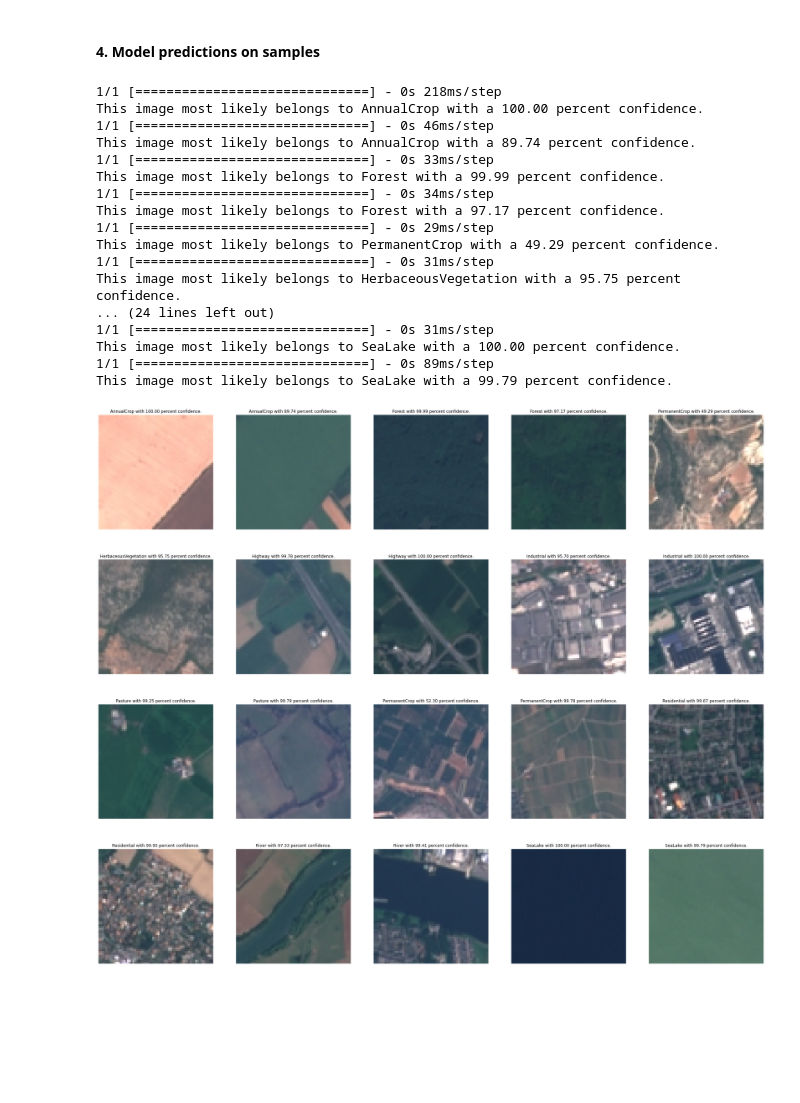
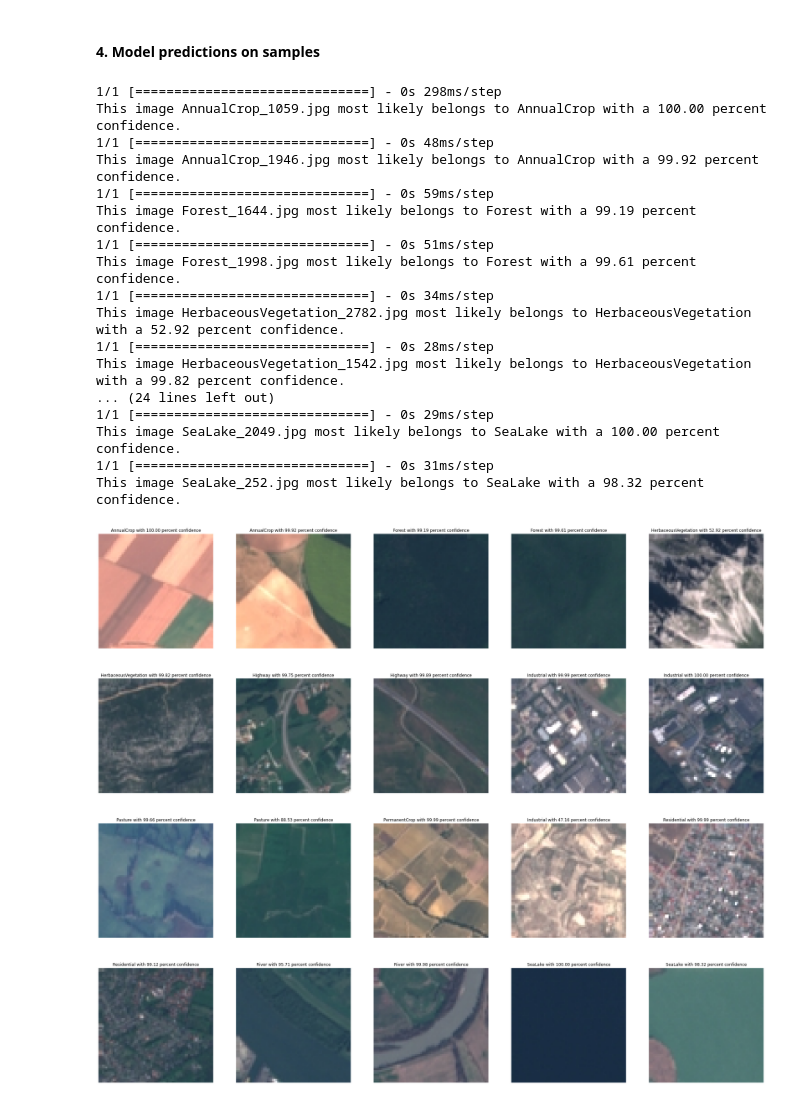
Before and after one commit to camdore/Image-Classification-for-ML-Internship-2023, a Jupyter notebook: inference.ipynb, the cells around one changed output. Cells and saved outputs as stored; diff of their text form; code cells hidden in the pictures; blank space fills up the shorter version.

```diff
--- a/inference.ipynb
+++ b/inference.ipynb
@@ -30,7 +30,7 @@ import os
 import random
 # %%
 # CHANGE THE PATH OF DATA_DIR
-data_dir = "C:/Users/camil/Desktop/Image_Classification/EuroSAT/2750"
+data_dir = "C:/Users/Camille/Desktop/Image-Classification-for-ML-Internship-2023/EuroSAT/2750"
 img_height = 64
 img_width = 64
 # %% [markdown]
@@ -50,3 +50,7 @@ for label in labels:
         image_paths.append(image_path)
 
 image_paths # url list of the 20 random samples
+file_names = []
+for file_path in image_paths:
+    file_name = file_path.split('\\')[-1]  # extract just  the name of the image
+    file_names.append(file_name)
@@ -124,45 +107,45 @@ _________________________________________________________________
 # %%
 plt.figure(figsize=(35,30))
 
 for i in range(len(image_paths)):
 
     # load 1 image with image path
     img = tf.keras.utils.load_img(
         image_paths[i], target_size=(img_height, img_width)
     )
 
     # conversion from img to NDArray (which is compatible for the model)
     img_array = tf.keras.utils.img_to_array(img)
     img_array = tf.expand_dims(img_array, 0) # Create a batch of 1 image
 
     predictions = my_model.predict(img_array)
     score = tf.nn.softmax(predictions[0]) # convert the prediction in probabilites
 
-    res = "This image most likely belongs to {} with a {:.2f} percent confidence.".format(labels[np.argmax(score)], 100 * np.max(score))
+    res = "This image {} most likely belongs to {} with a {:.2f} percent confidence.".format(file_names[i],labels[np.argmax(score)], 100 * np.max(score))
     print(res)
 
     # display all the images with their classification results
     ax = plt.subplot(4, 5, i + 1)
     plt.imshow(img)
     title = "{} with {:.2f} percent confidence".format(labels[np.argmax(score)], 100 * np.max(score))
     plt.title(title)
     ax.axis('off')
 # %% [output]
-1/1 [==============================] - 0s 218ms/step
-This image most likely belongs to AnnualCrop with a 100.00 percent confidence.
-1/1 [==============================] - 0s 46ms/step
-This image most likely belongs to AnnualCrop with a 89.74 percent confidence.
-1/1 [==============================] - 0s 33ms/step
-This image most likely belongs to Forest with a 99.99 percent confidence.
+1/1 [==============================] - 0s 298ms/step
+This image AnnualCrop_1059.jpg most likely belongs to AnnualCrop with a 100.00 percent confidence.
+1/1 [==============================] - 0s 48ms/step
+This image AnnualCrop_1946.jpg most likely belongs to AnnualCrop with a 99.92 percent confidence.
+1/1 [==============================] - 0s 59ms/step
+This image Forest_1644.jpg most likely belongs to Forest with a 99.19 percent confidence.
+1/1 [==============================] - 0s 51ms/step
+This image Forest_1998.jpg most likely belongs to Forest with a 99.61 percent confidence.
 1/1 [==============================] - 0s 34ms/step
-This image most likely belongs to Forest with a 97.17 percent confidence.
+This image HerbaceousVegetation_2782.jpg most likely belongs to HerbaceousVegetation with a 52.92 percent confidence.
+1/1 [==============================] - 0s 28ms/step
+This image HerbaceousVegetation_1542.jpg most likely belongs to HerbaceousVegetation with a 99.82 percent confidence.
+... (24 lines left out)
 1/1 [==============================] - 0s 29ms/step
-This image most likely belongs to PermanentCrop with a 49.29 percent confidence.
+This image SeaLake_2049.jpg most likely belongs to SeaLake with a 100.00 percent confidence.
 1/1 [==============================] - 0s 31ms/step
-This image most likely belongs to HerbaceousVegetation with a 95.75 percent confidence.
-... (24 lines left out)
-1/1 [==============================] - 0s 31ms/step
-This image most likely belongs to SeaLake with a 100.00 percent confidence.
-1/1 [==============================] - 0s 89ms/step
-This image most likely belongs to SeaLake with a 99.79 percent confidence.
+This image SeaLake_252.jpg most likely belongs to SeaLake with a 98.32 percent confidence.
-[figure, old version]
+[figure, new version]
```
Also changed, not shown: parts of 2 cells of this notebook, 1 other file.
